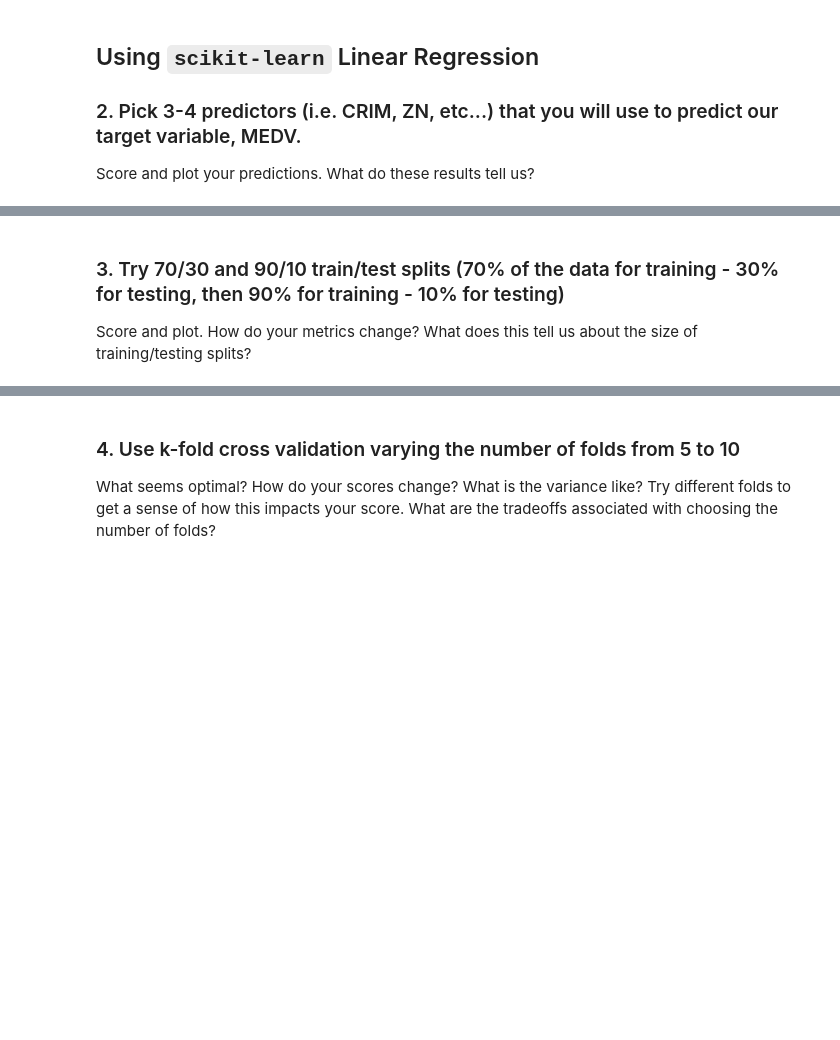
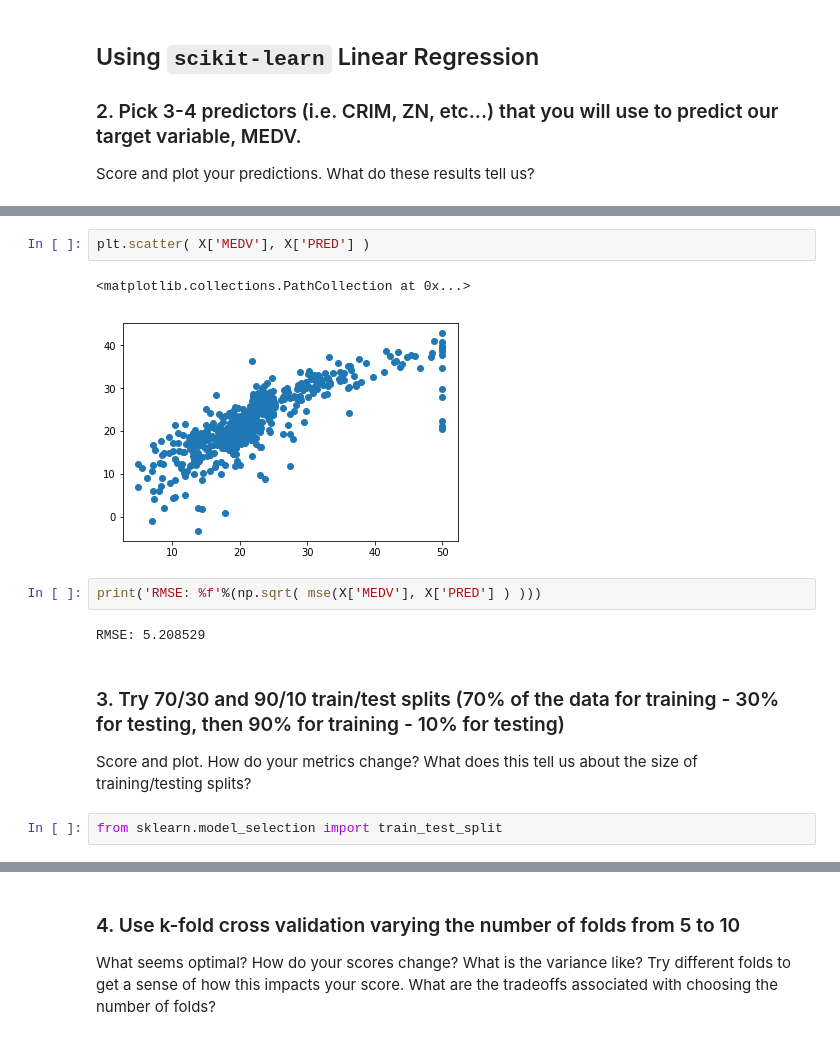
Before and after one commit to WillHTam/data_exercises, a Jupyter notebook: linreg-knn-project.ipynb, the cells around one changed output, grey strips where cells are left out. Drawn from its saved outputs; the diff is of its cells as text; blank space fills up the shorter version.

```diff
--- a/linreg-knn-project.ipynb
+++ b/linreg-knn-project.ipynb
@@ -218,3 +279,14 @@ Score and plot your predictions. What do these results tell us?
+# %%
+plt.scatter( X['MEDV'], X['PRED'] )
+# %% [output]
+<matplotlib.collections.PathCollection at 0x...>
+[figure, added]
+# %%
+print('RMSE: %f'%(np.sqrt( mse(X['MEDV'], X['PRED'] ) )))
+# %% [output]
+RMSE: 5.208529
 # %% [markdown]
 ### 3. Try 70/30 and 90/10 train/test splits (70% of the data for training - 30% for testing, then 90% for training - 10% for testing)
 Score and plot. How do your metrics change? What does this tell us about the size of training/testing splits?
+# %%
+from sklearn.model_selection import train_test_split
```
Also changed, not shown: parts of 32 cells of this notebook.
